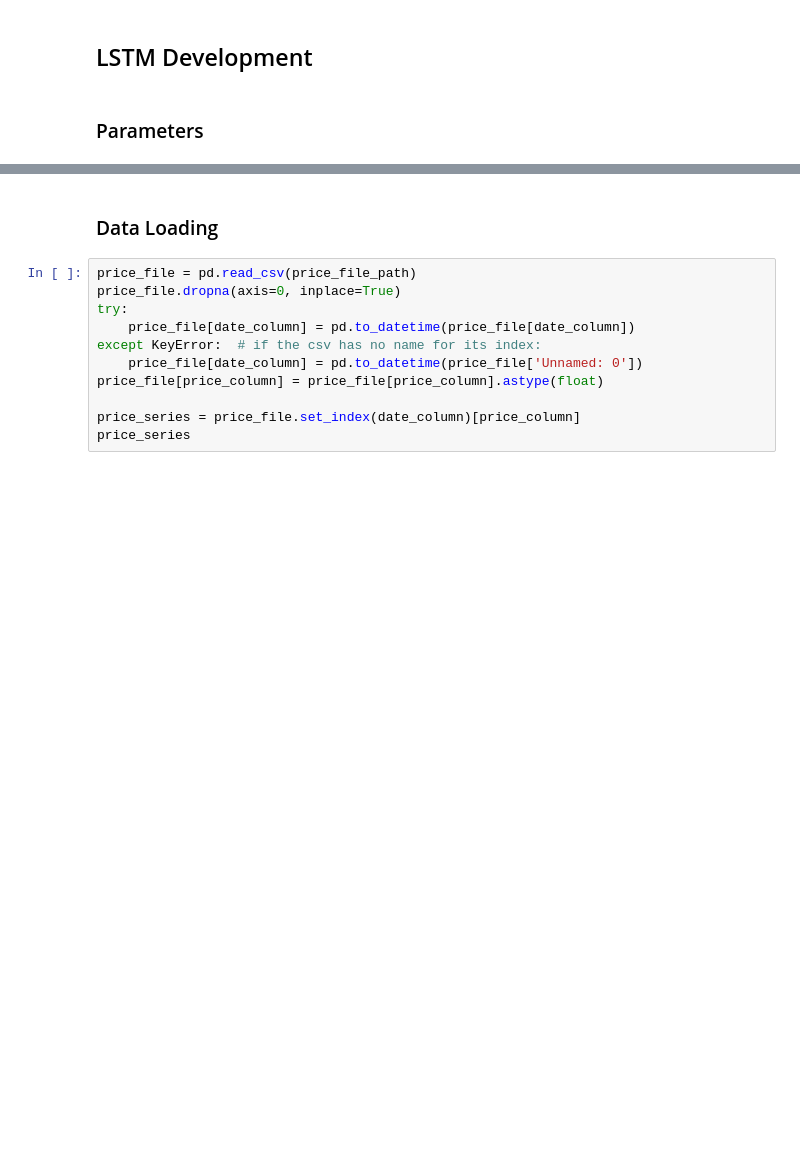
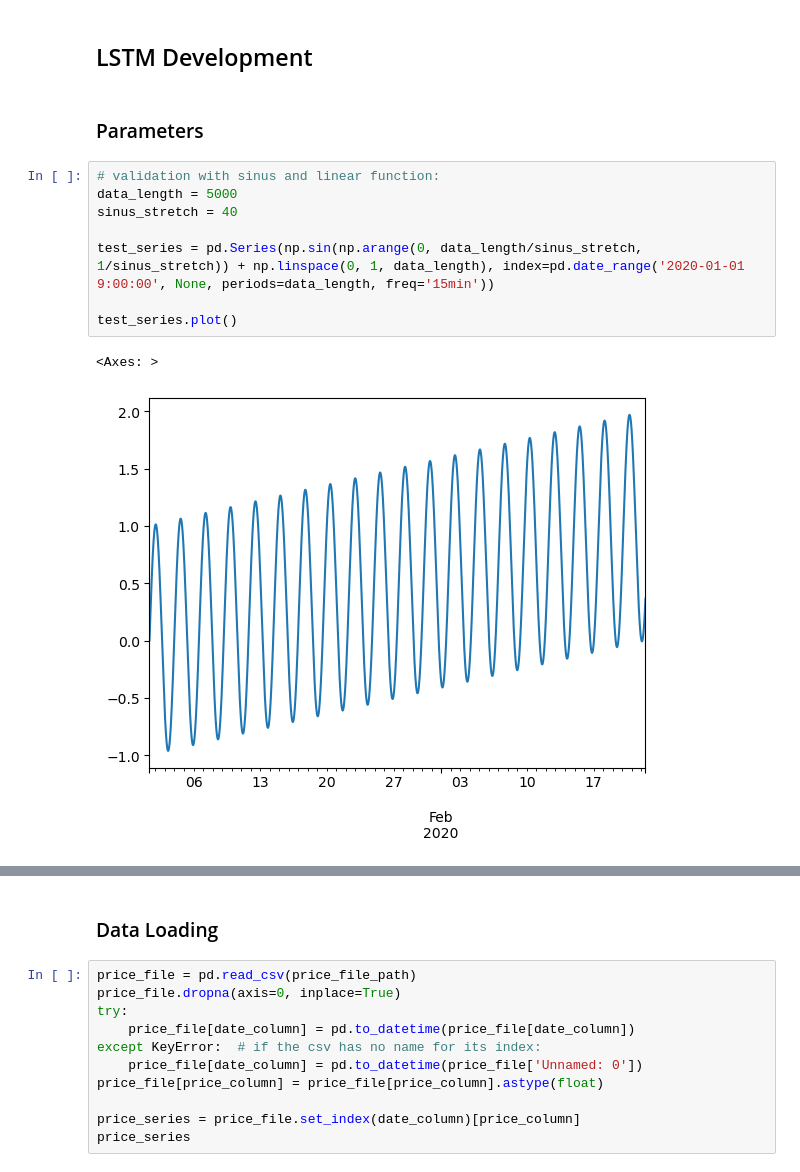
Before and after one commit to paulruesing/hybrid-rl-index-trading, a Jupyter notebook: notebooks/predictor_dev.ipynb, the cells around one changed output, grey strips where cells are left out. Saved outputs shown, nothing was run; the diff lists cells and outputs as text; blank space fills up the shorter version.

```diff
--- a/notebooks/predictor_dev.ipynb
+++ b/notebooks/predictor_dev.ipynb
@@ -27,6 +30,17 @@ INTERPOLATED_PRICES = DATA / "interpolated_prices"
 ## LSTM Development
 # %% [markdown]
 ### Parameters
+# %%
+# validation with sinus and linear function:
+data_length = 5000
+sinus_stretch = 40
+
+test_series = pd.Series(np.sin(np.arange(0, data_length/sinus_stretch, 1/sinus_stretch)) + np.linspace(0, 1, data_length), index=pd.date_range('2020-01-01 9:00:00', None, periods=data_length, freq='15min'))
+
+test_series.plot()
+# %% [output]
+<Axes: >
+[figure, added]
 # %%
 # data import parameters:
 price_file_path = INTERPOLATED_PRICES / "2025-05-09 11_44_51  DAX Close Interpolated Prices at 15min from 2019-07-01 to 2025-04-30.csv"
```
Also changed, not shown: parts of 23 cells of this notebook.
